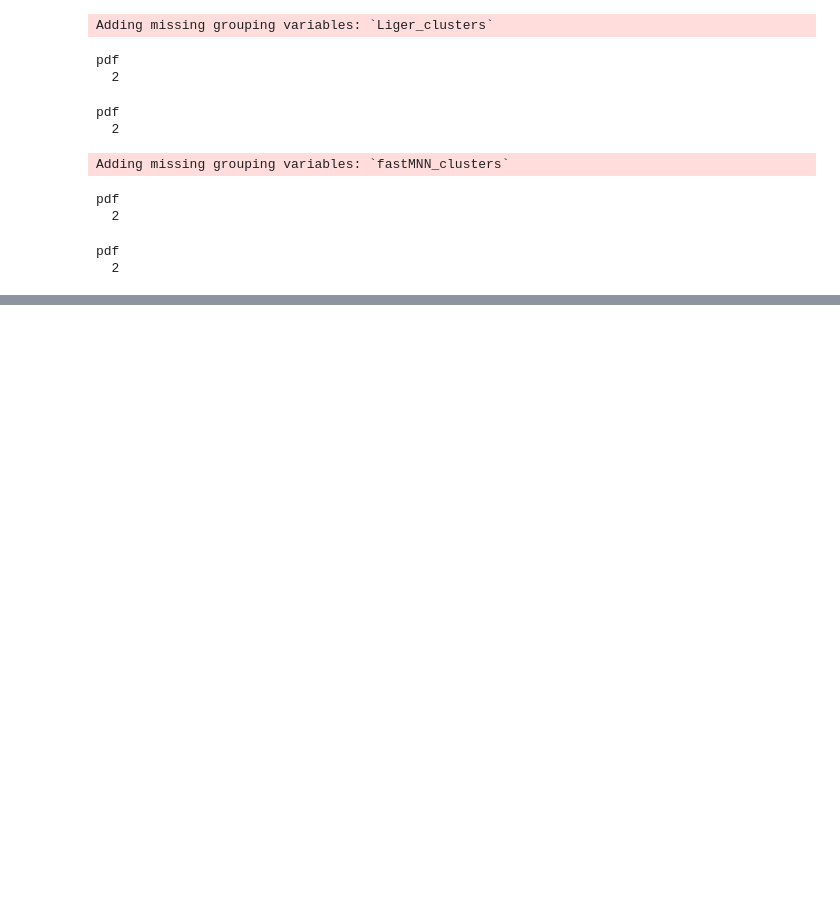
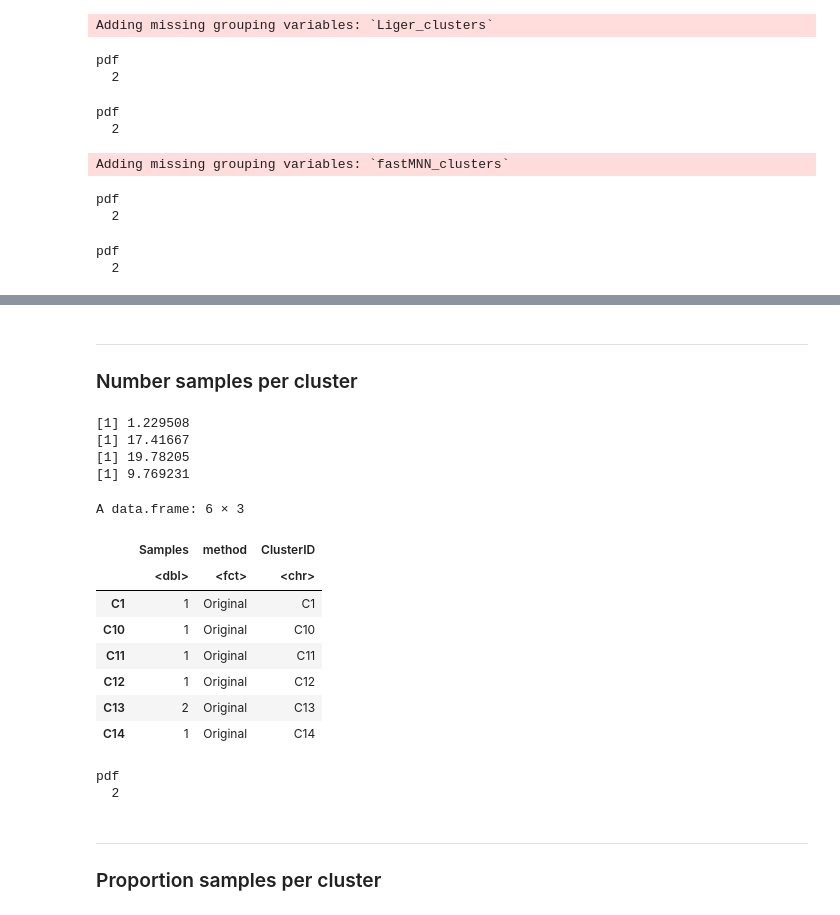
Before and after one commit to pughlab/su2c-gsc-scrna, a Jupyter notebook: bin/NatCan_Rebuttal_June2020/BatchCorrection_Plotting.ipynb, the cells around one changed output, grey strips where cells are left out. Drawn from its saved outputs; the diff is of its cells as text; code cells hidden in the pictures; blank space fills up the shorter version.

```diff
--- a/bin/NatCan_Rebuttal_June2020/BatchCorrection_Plotting.ipynb
+++ b/bin/NatCan_Rebuttal_June2020/BatchCorrection_Plotting.ipynb
@@ -286,0 +323,77 @@ pdf
+# %% [markdown]
+---
+### Number samples per cluster
+# %%
+#### NUMBER SAMPLES / CLUSTER (>10 cells)
+#### BOXPLOT WITH POINTS
+
+original <- table(meta$Original_clusters, meta$SampleID)
+original <- original > 10
+original <- rowSums(original)
+original <- data.frame(original)
+colnames(original) <- "Samples"
+original$method <- "Original"
+original$ClusterID <- rownames(original)
+print(mean(original$Samples))
+
+conos <- table(meta$Conos_clusters, meta$SampleID)
+conos <- conos > 10
+conos <- rowSums(conos)
+conos <- data.frame(conos)
+colnames(conos) <- "Samples"
+conos$method <- "Conos"
+conos$ClusterID <- rownames(conos)
+print(mean(conos$Samples))
+
+liger <- table(meta$Liger_clusters, meta$SampleID)
+liger <- liger > 10
+liger <- rowSums(liger)
+liger <- data.frame(liger)
+colnames(liger) <- "Samples"
+liger$method <- "Liger"
+liger$ClusterID <- rownames(liger)
+print(mean(liger$Samples))
+
+
+fastmnn <- table(meta$fastMNN_clusters, meta$SampleID)
+fastmnn <- fastmnn > 10
+fastmnn <- rowSums(fastmnn)
+fastmnn<- data.frame(fastmnn)
+colnames(fastmnn) <- "Samples"
+fastmnn$method <- "fastMNN"
+fastmnn$ClusterID <- rownames(fastmnn)
+print(mean(fastmnn$Samples))
+
+plot.dat <- rbind(original, conos, liger, fastmnn)
+plot.dat$method <- factor(plot.dat$method,
+                               levels = c("Original", "Conos", "Liger", "fastMNN")
+                              )
+head(plot.dat)
+# %% [output]
+[1] 1.229508
+[1] 17.41667
+[1] 19.78205
+[1] 9.769231
+A data.frame: 6 × 3
+|  | Samples | method | ClusterID |
+|  | <dbl> | <fct> | <chr> |
+| C1 | 1 | Original | C1 |
+| C10 | 1 | Original | C10 |
+| C11 | 1 | Original | C11 |
+| C12 | 1 | Original | C12 |
+| C13 | 2 | Original | C13 |
+| C14 | 1 | Original | C14 |
+# %%
+pdf("ClusterSampleBoxplot.pdf", width = 5, height = 5)
+p <- ggplot(plot.dat, aes(x=method, y=Samples, fill = method)) +
+      geom_boxplot() + theme_classic() + geom_jitter(shape=16, position=position_jitter(0.2)) +
+      ylab("Samples with > 10 cells / cluster") + xlab("") +
+        theme(legend.position="none") + theme(text = element_text(size=20))
+p
+dev.off()
+# %% [output]
+pdf
+  2
+# %% [markdown]
+---
+### Proportion samples per cluster
```
Also changed, not shown: parts of 11 cells of this notebook, 2 other files.
